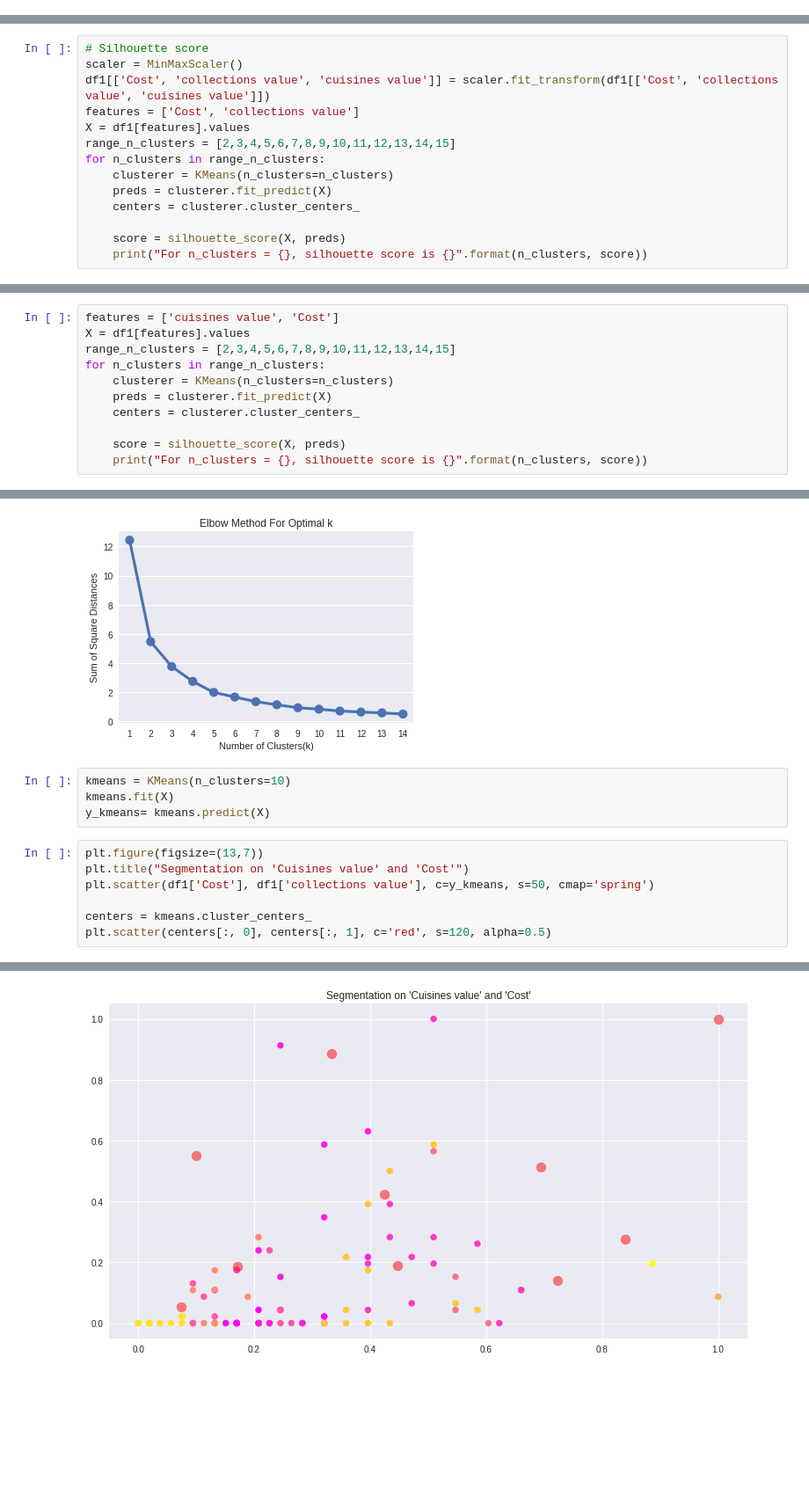
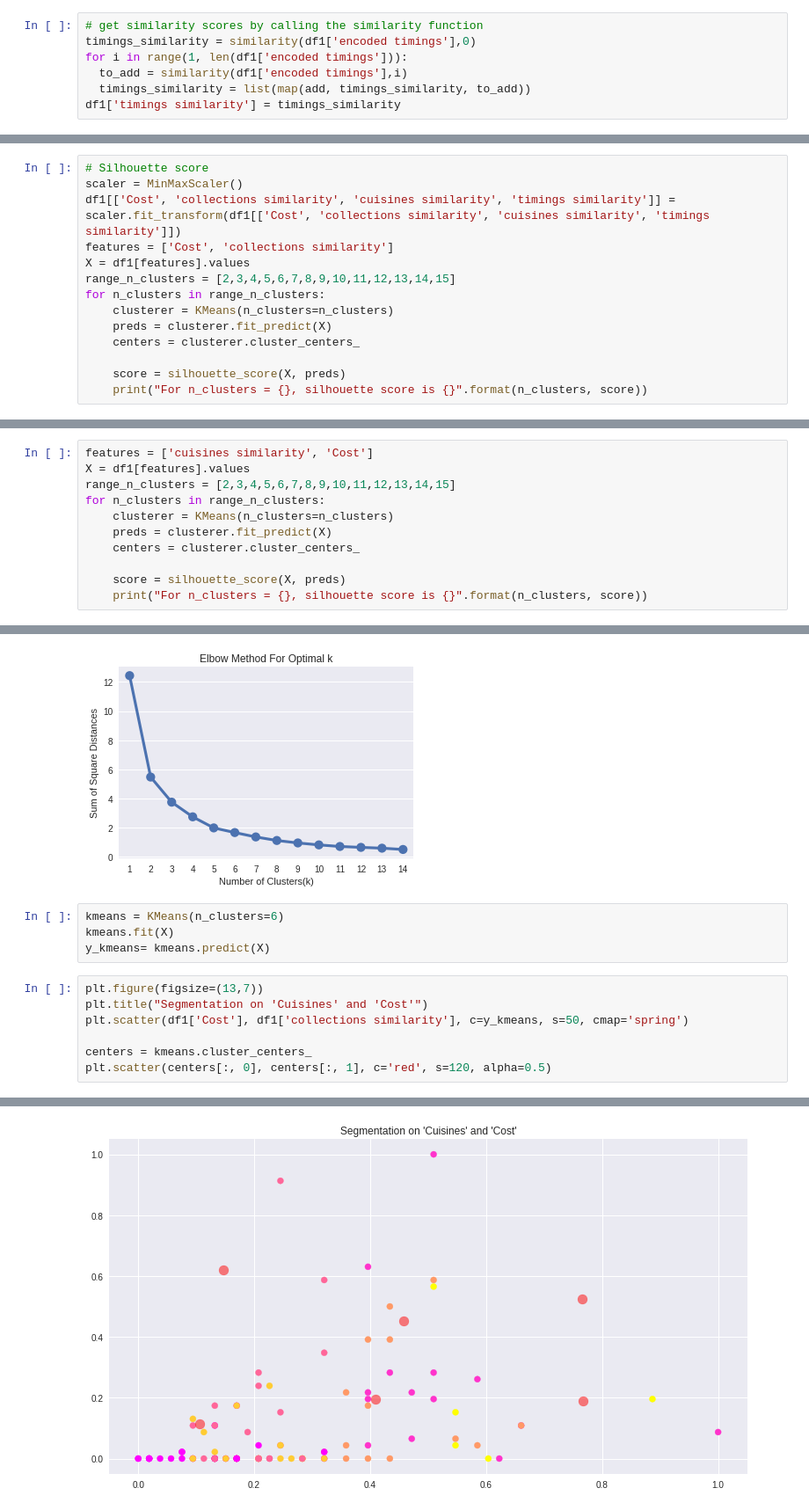
Before and after one commit to Selva-Subramanian/Zomato-restaurant-clustering-Sentiment-Analysis, a Jupyter notebook: ZOMATO_RESTAURANT_CLUSTERING_AND_SENTIMENT_ANALYSIS.ipynb, the cells around one changed output, grey strips where cells are left out. Shown at 88% size. Cells and saved outputs as stored; diff of their text form; blank space fills up the shorter version.

Commit message:
commit for cleaning, preprocessing and clustering on 'Timings'

```diff
--- a/ZOMATO_RESTAURANT_CLUSTERING_AND_SENTIMENT_ANALYSIS.ipynb
+++ b/ZOMATO_RESTAURANT_CLUSTERING_AND_SENTIMENT_ANALYSIS.ipynb
@@ -421,3 +593,10 @@ See the caveats in the documentation: https://pandas.pydata.org/pandas-docs/stab
+# %%
+# get similarity scores by calling the similarity function
+timings_similarity = similarity(df1['encoded timings'],0)
+for i in range(1, len(df1['encoded timings'])):
+  to_add = similarity(df1['encoded timings'],i)
+  timings_similarity = list(map(add, timings_similarity, to_add))
+df1['timings similarity'] = timings_similarity
 # %%
 # overview of refined dataset
 data_table.DataTable(df1, include_index=False, num_rows_per_page=25)
@@ -444,8 +623,8 @@ data_table.DataTable(df1, include_index=False, num_rows_per_page=25)
 # %%
 # Silhouette score
 scaler = MinMaxScaler()
-df1[['Cost', 'collections value', 'cuisines value']] = scaler.fit_transform(df1[['Cost', 'collections value', 'cuisines value']])
-features = ['Cost', 'collections value']
+df1[['Cost', 'collections similarity', 'cuisines similarity', 'timings similarity']] = scaler.fit_transform(df1[['Cost', 'collections similarity', 'cuisines similarity', 'timings similarity']])
+features = ['Cost', 'collections similarity']
 X = df1[features].values
 range_n_clusters = [2,3,4,5,6,7,8,9,10,11,12,13,14,15]
 for n_clusters in range_n_clusters:
@@ -559,5 +740,5 @@ plt.scatter(centers[:, 0], centers[:, 1], c='red', s=120, alpha=0.5)
 # %%
-features = ['cuisines value', 'Cost']
+features = ['cuisines similarity', 'Cost']
 X = df1[features].values
 range_n_clusters = [2,3,4,5,6,7,8,9,10,11,12,13,14,15]
 for n_clusters in range_n_clusters:
@@ -599,19 +780,19 @@ plt.show()
 # %% [output]
 [figure]
 # %%
-kmeans = KMeans(n_clusters=10)
+kmeans = KMeans(n_clusters=6)
 kmeans.fit(X)
 y_kmeans= kmeans.predict(X)
 # %%
 plt.figure(figsize=(13,7))
-plt.title("Segmentation on 'Cuisines value' and 'Cost'")
-plt.scatter(df1['Cost'], df1['collections value'], c=y_kmeans, s=50, cmap='spring')
+plt.title("Segmentation on 'Cuisines' and 'Cost'")
+plt.scatter(df1['Cost'], df1['collections similarity'], c=y_kmeans, s=50, cmap='spring')
 
 centers = kmeans.cluster_centers_
 plt.scatter(centers[:, 0], centers[:, 1], c='red', s=120, alpha=0.5)
 # %% [output]
 <matplotlib.collections.PathCollection at 0x...>
-[figure, old version]
+[figure, new version]
 # %%
 # 3D visualization
 from mpl_toolkits.mplot3d import Axes3D
```
Also changed, not shown: parts of 45 cells of this notebook.
